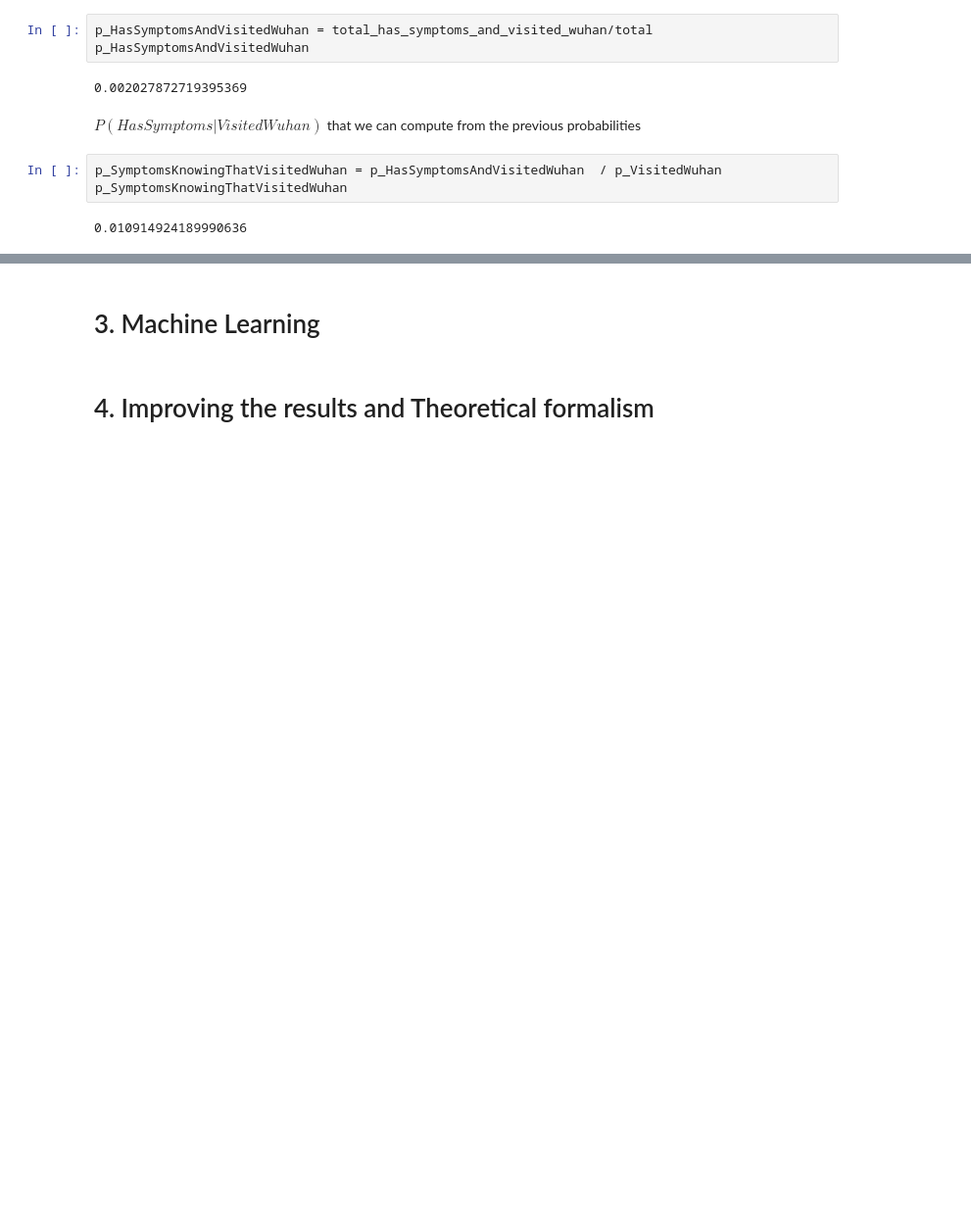
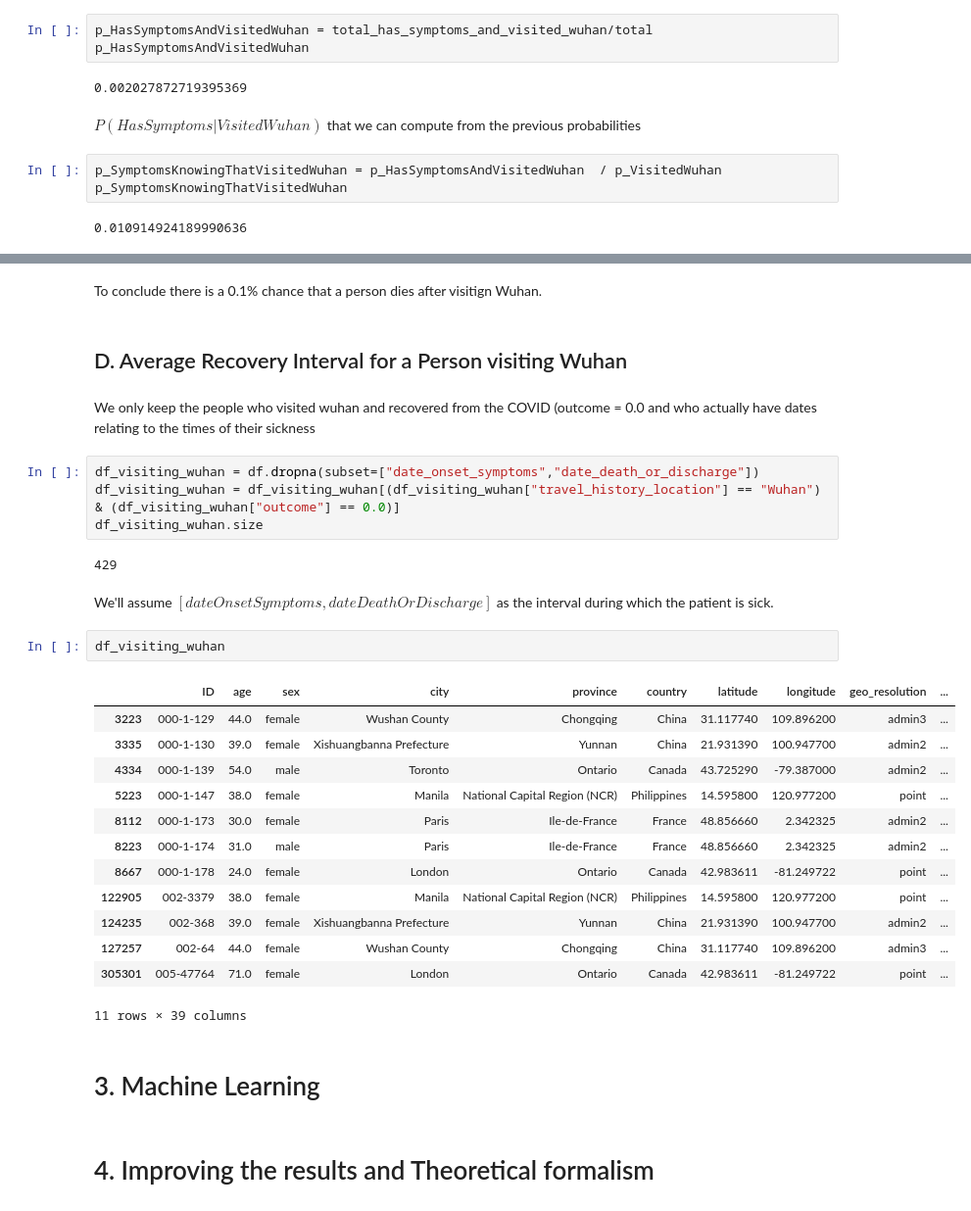
Before and after one commit to andbluedev/Covid-Dataset-Analysis-and-Predictions, a Jupyter notebook: Covid Analysis and Predictions.ipynb, the cells around one changed output, grey strips where cells are left out. Shown at 98% size. Drawn from its saved outputs; the diff is of its cells as text; blank space fills up the shorter version.

```diff
--- a/Covid Analysis and Predictions.ipynb
+++ b/Covid Analysis and Predictions.ipynb
@@ -328,3 +369,33 @@ p_SymptomsKnowingThatVisitedWuhan
+# %% [markdown]
+To conclude there is a 0.1% chance that a person dies after visitign Wuhan.
+# %% [markdown]
+## D. Average Recovery Interval for a Person visiting Wuhan
+# %% [markdown]
+We only keep the people who visited wuhan and recovered from the COVID (outcome = 0.0 and who actually have dates relating to the times of their sickness
+# %%
+df_visiting_wuhan = df.dropna(subset=["date_onset_symptoms","date_death_or_discharge"])
+df_visiting_wuhan = df_visiting_wuhan[(df_visiting_wuhan["travel_history_location"] == "Wuhan") & (df_visiting_wuhan["outcome"] == 0.0)]
+df_visiting_wuhan.size
+# %% [output]
+429
+# %% [markdown]
+We'll assume $[dateOnsetSymptoms, dateDeathOrDischarge]$ as the interval during which the patient is sick.
+# %%
+df_visiting_wuhan
+# %% [output]
+|  | ID | age | sex | city | province | country | latitude | longitude | geo_resolution | ... |
+| 3223 | 000-1-129 | 44.0 | female | Wushan County | Chongqing | China | 31.117740 | 109.896200 | admin3 | ... |
+| 3335 | 000-1-130 | 39.0 | female | Xishuangbanna Prefecture | Yunnan | China | 21.931390 | 100.947700 | admin2 | ... |
+| 4334 | 000-1-139 | 54.0 | male | Toronto | Ontario | Canada | 43.725290 | -79.387000 | admin2 | ... |
+| 5223 | 000-1-147 | 38.0 | female | Manila | National Capital Region (NCR) | Philippines | 14.595800 | 120.977200 | point | ... |
+| 8112 | 000-1-173 | 30.0 | female | Paris | Ile-de-France | France | 48.856660 | 2.342325 | admin2 | ... |
+| 8223 | 000-1-174 | 31.0 | male | Paris | Ile-de-France | France | 48.856660 | 2.342325 | admin2 | ... |
+| 8667 | 000-1-178 | 24.0 | female | London | Ontario | Canada | 42.983611 | -81.249722 | point | ... |
+| 122905 | 002-3379 | 38.0 | female | Manila | National Capital Region (NCR) | Philippines | 14.595800 | 120.977200 | point | ... |
+| 124235 | 002-368 | 39.0 | female | Xishuangbanna Prefecture | Yunnan | China | 21.931390 | 100.947700 | admin2 | ... |
+| 127257 | 002-64 | 44.0 | female | Wushan County | Chongqing | China | 31.117740 | 109.896200 | admin3 | ... |
+| 305301 | 005-47764 | 71.0 | female | London | Ontario | Canada | 42.983611 | -81.249722 | point | ... |
+11 rows × 39 columns
 # %% [markdown]
 # 3. Machine Learning
 # %% [markdown]
```
Also changed, not shown: parts of 11 cells of this notebook.
